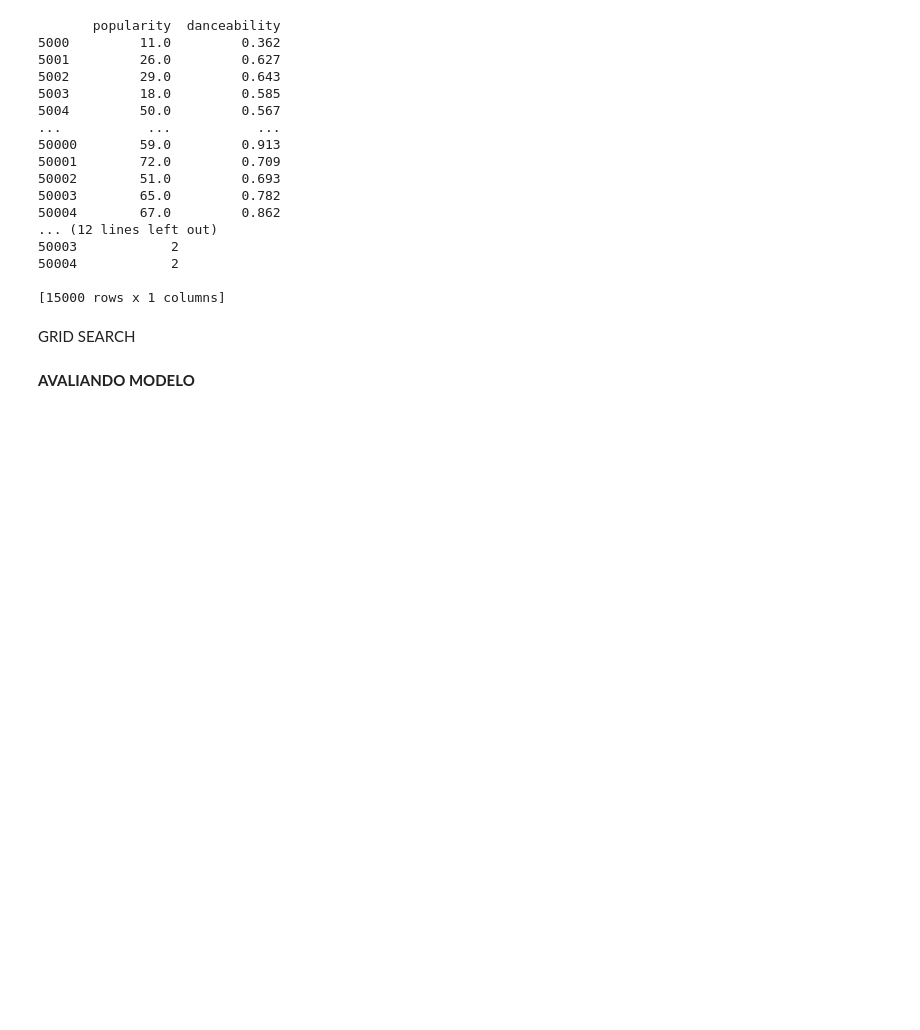
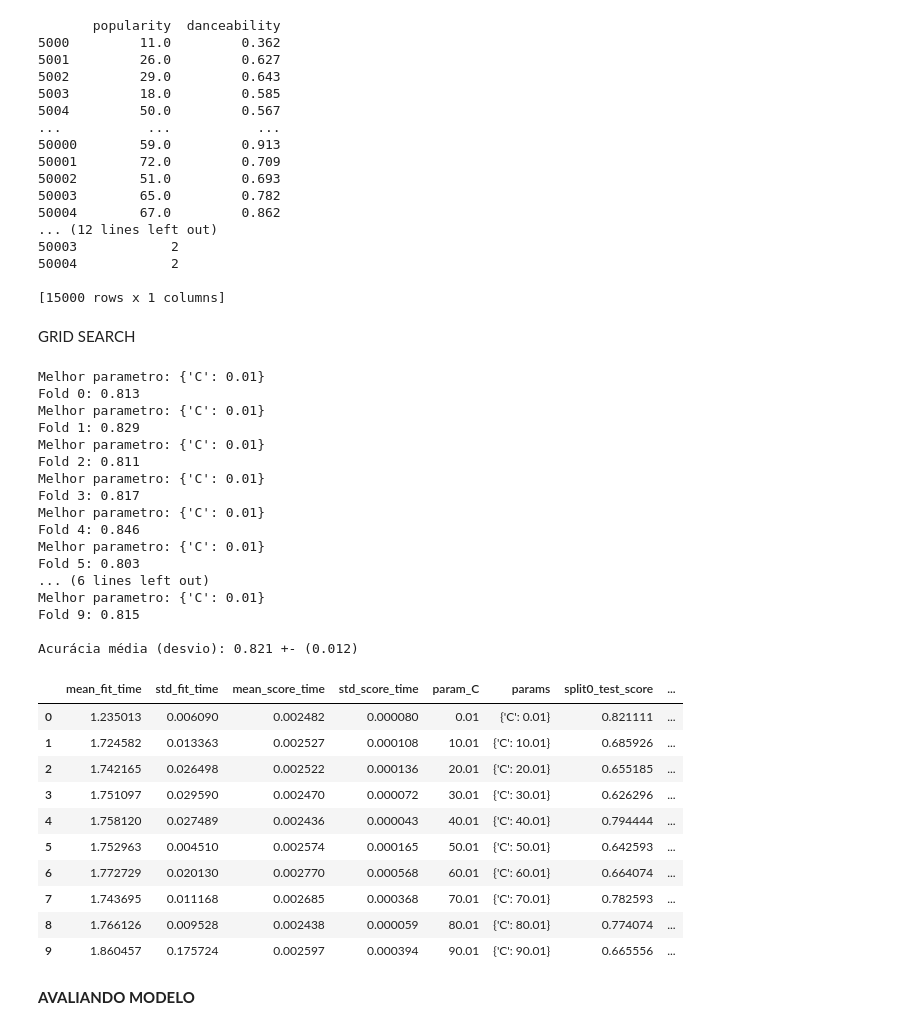
Before and after one commit to albanoxdz/UFPE_ModPD, a Jupyter notebook: music_genre.ipynb, the cells around one changed output. Drawn from its saved outputs; the diff is of its cells as text; code cells hidden in the pictures; blank space fills up the shorter version.

```diff
--- a/music_genre.ipynb
+++ b/music_genre.ipynb
@@ -198,12 +199,40 @@ df_scaled = maximum_absolute_scaling(dataset_norm)
 #print(df_scaled)
 # %%
 #trecho de codigo para testar gridsearch antes de rodar todos os modelos
-model = SVC()
+model = LinearSVC()
 #C
 # kernel -
-parameters = {'C':[100, 1000],
-                'kernel': ['linear', 'rbf']}
+parameters = {'C':np.arange(0.01,100,10)}
 grid_Search(skf,model,parameters)
+# %% [output]
+Melhor parametro: {'C': 0.01}
+Fold 0: 0.813
+Melhor parametro: {'C': 0.01}
+Fold 1: 0.829
+Melhor parametro: {'C': 0.01}
+Fold 2: 0.811
+Melhor parametro: {'C': 0.01}
+Fold 3: 0.817
+Melhor parametro: {'C': 0.01}
+Fold 4: 0.846
+Melhor parametro: {'C': 0.01}
+Fold 5: 0.803
+... (6 lines left out)
+Melhor parametro: {'C': 0.01}
+Fold 9: 0.815
+
+Acurácia média (desvio): 0.821 +- (0.012)
+|  | mean_fit_time | std_fit_time | mean_score_time | std_score_time | param_C | params | split0_test_score | ... |
+| 0 | 1.235013 | 0.006090 | 0.002482 | 0.000080 | 0.01 | {'C': 0.01} | 0.821111 | ... |
+| 1 | 1.724582 | 0.013363 | 0.002527 | 0.000108 | 10.01 | {'C': 10.01} | 0.685926 | ... |
+| 2 | 1.742165 | 0.026498 | 0.002522 | 0.000136 | 20.01 | {'C': 20.01} | 0.655185 | ... |
+| 3 | 1.751097 | 0.029590 | 0.002470 | 0.000072 | 30.01 | {'C': 30.01} | 0.626296 | ... |
+| 4 | 1.758120 | 0.027489 | 0.002436 | 0.000043 | 40.01 | {'C': 40.01} | 0.794444 | ... |
+| 5 | 1.752963 | 0.004510 | 0.002574 | 0.000165 | 50.01 | {'C': 50.01} | 0.642593 | ... |
+| 6 | 1.772729 | 0.020130 | 0.002770 | 0.000568 | 60.01 | {'C': 60.01} | 0.664074 | ... |
+| 7 | 1.743695 | 0.011168 | 0.002685 | 0.000368 | 70.01 | {'C': 70.01} | 0.782593 | ... |
+| 8 | 1.766126 | 0.009528 | 0.002438 | 0.000059 | 80.01 | {'C': 80.01} | 0.774074 | ... |
+| 9 | 1.860457 | 0.175724 | 0.002597 | 0.000394 | 90.01 | {'C': 90.01} | 0.665556 | ... |
 # %%
 #GRID SEARCH PARA KNN
 model = KNeighborsClassifier()
```
Also changed, not shown: parts of 13 cells of this notebook.
